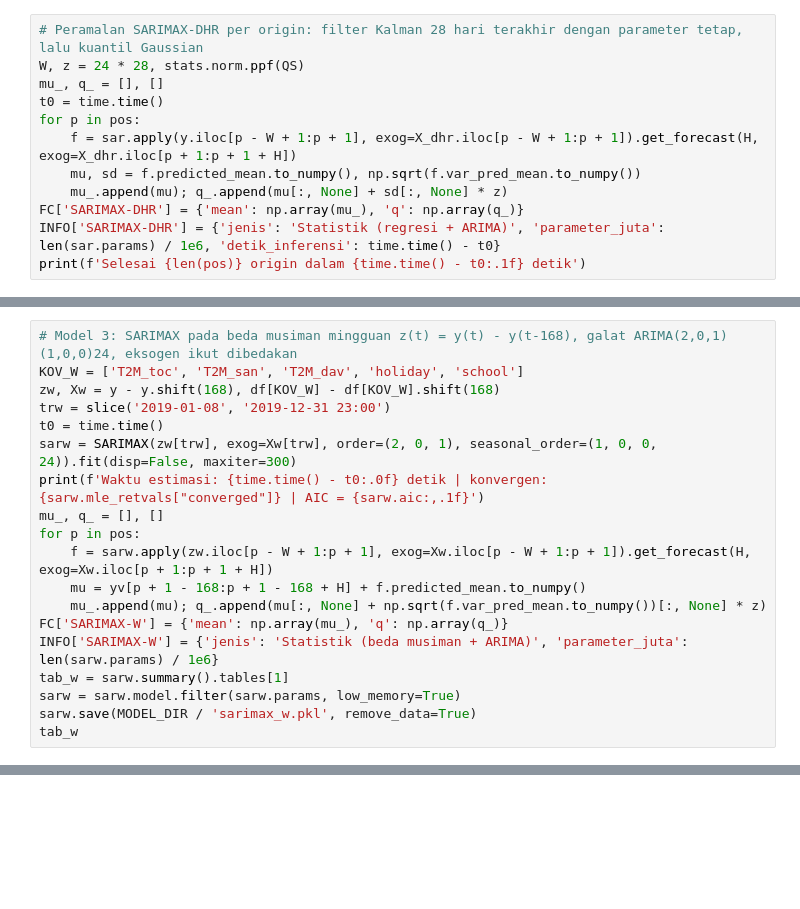
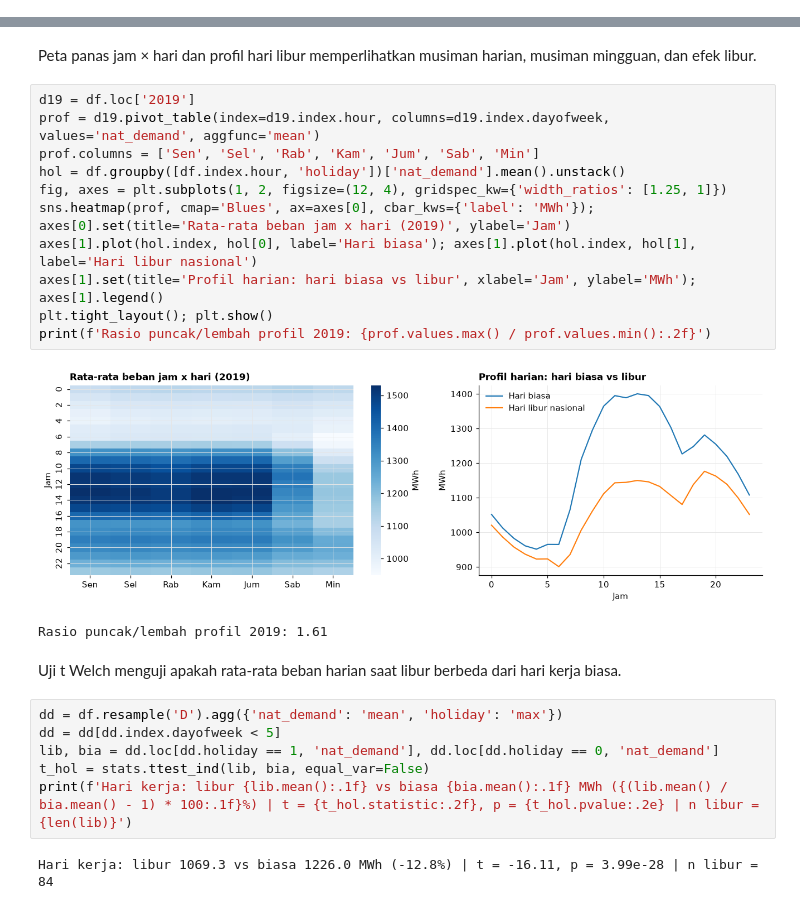
Before and after one commit to rahmannuaji/forecast_panama_kwh, a Jupyter notebook: Analisis_Forecasting_Beban_Listrik_Panama.ipynb, the cells around one changed output, grey strips where cells are left out. Drawn from its saved outputs; the diff is of its cells as text; blank space fills up the shorter version.

Commit message:
Forecast Panama 2

```diff
--- a/Analisis_Forecasting_Beban_Listrik_Panama.ipynb
+++ b/Analisis_Forecasting_Beban_Listrik_Panama.ipynb
@@ -474,12 +0,0 @@ Warnings:
-# %%
-# Peramalan SARIMAX-DHR per origin: filter Kalman 28 hari terakhir dengan parameter tetap, lalu kuantil Gaussian
-W, z = 24 * 28, stats.norm.ppf(QS)
-mu_, q_ = [], []
-t0 = time.time()
-for p in pos:
-    f = sar.apply(y.iloc[p - W + 1:p + 1], exog=X_dhr.iloc[p - W + 1:p + 1]).get_forecast(H, exog=X_dhr.iloc[p + 1:p + 1 + H])
-    mu, sd = f.predicted_mean.to_numpy(), np.sqrt(f.var_pred_mean.to_numpy())
-    mu_.append(mu); q_.append(mu[:, None] + sd[:, None] * z)
-FC['SARIMAX-DHR'] = {'mean': np.array(mu_), 'q': np.array(q_)}
-INFO['SARIMAX-DHR'] = {'jenis': 'Statistik (regresi + ARIMA)', 'parameter_juta': len(sar.params) / 1e6, 'detik_inferensi': time.time() - t0}
-print(f'Selesai {len(pos)} origin dalam {time.time() - t0:.1f} detik')
@@ -491,19 +0,0 @@ Selesai 178 origin dalam 3.4 detik
-# %%
-# Model 3: SARIMAX pada beda musiman mingguan z(t) = y(t) - y(t-168), galat ARIMA(2,0,1)(1,0,0)24, eksogen ikut dibedakan
-KOV_W = ['T2M_toc', 'T2M_san', 'T2M_dav', 'holiday', 'school']
-zw, Xw = y - y.shift(168), df[KOV_W] - df[KOV_W].shift(168)
-trw = slice('2019-01-08', '2019-12-31 23:00')
-t0 = time.time()
-sarw = SARIMAX(zw[trw], exog=Xw[trw], order=(2, 0, 1), seasonal_order=(1, 0, 0, 24)).fit(disp=False, maxiter=300)
-print(f'Waktu estimasi: {time.time() - t0:.0f} detik | konvergen: {sarw.mle_retvals["converged"]} | AIC = {sarw.aic:,.1f}')
-mu_, q_ = [], []
-for p in pos:
-    f = sarw.apply(zw.iloc[p - W + 1:p + 1], exog=Xw.iloc[p - W + 1:p + 1]).get_forecast(H, exog=Xw.iloc[p + 1:p + 1 + H])
-    mu = yv[p + 1 - 168:p + 1 - 168 + H] + f.predicted_mean.to_numpy()
-    mu_.append(mu); q_.append(mu[:, None] + np.sqrt(f.var_pred_mean.to_numpy())[:, None] * z)
-FC['SARIMAX-W'] = {'mean': np.array(mu_), 'q': np.array(q_)}
-INFO['SARIMAX-W'] = {'jenis': 'Statistik (beda musiman + ARIMA)', 'parameter_juta': len(sarw.params) / 1e6}
-tab_w = sarw.summary().tables[1]
-sarw = sarw.model.filter(sarw.params, low_memory=True)
-sarw.save(MODEL_DIR / 'sarimax_w.pkl', remove_data=True)
-tab_w
@@ -1034,0 +224,26 @@ Catatan verifikasi: untuk rujukan bertanda "dkk.", pencarian hanya mengonfirmasi
+# %% [markdown]
+Peta panas jam × hari dan profil hari libur memperlihatkan musiman harian, musiman mingguan, dan efek libur.
+# %%
+d19 = df.loc['2019']
+prof = d19.pivot_table(index=d19.index.hour, columns=d19.index.dayofweek, values='nat_demand', aggfunc='mean')
+prof.columns = ['Sen', 'Sel', 'Rab', 'Kam', 'Jum', 'Sab', 'Min']
+hol = df.groupby([df.index.hour, 'holiday'])['nat_demand'].mean().unstack()
+fig, axes = plt.subplots(1, 2, figsize=(12, 4), gridspec_kw={'width_ratios': [1.25, 1]})
+sns.heatmap(prof, cmap='Blues', ax=axes[0], cbar_kws={'label': 'MWh'}); axes[0].set(title='Rata-rata beban jam x hari (2019)', ylabel='Jam')
+axes[1].plot(hol.index, hol[0], label='Hari biasa'); axes[1].plot(hol.index, hol[1], label='Hari libur nasional')
+axes[1].set(title='Profil harian: hari biasa vs libur', xlabel='Jam', ylabel='MWh'); axes[1].legend()
+plt.tight_layout(); plt.show()
+print(f'Rasio puncak/lembah profil 2019: {prof.values.max() / prof.values.min():.2f}')
+# %% [output]
+[figure, added]
+Rasio puncak/lembah profil 2019: 1.61
+# %% [markdown]
+Uji t Welch menguji apakah rata-rata beban harian saat libur berbeda dari hari kerja biasa.
+# %%
+dd = df.resample('D').agg({'nat_demand': 'mean', 'holiday': 'max'})
+dd = dd[dd.index.dayofweek < 5]
+lib, bia = dd.loc[dd.holiday == 1, 'nat_demand'], dd.loc[dd.holiday == 0, 'nat_demand']
+t_hol = stats.ttest_ind(lib, bia, equal_var=False)
+print(f'Hari kerja: libur {lib.mean():.1f} vs biasa {bia.mean():.1f} MWh ({(lib.mean() / bia.mean() - 1) * 100:.1f}%) | t = {t_hol.statistic:.2f}, p = {t_hol.pvalue:.2e} | n libur = {len(lib)}')
+# %% [output]
+Hari kerja: libur 1069.3 vs biasa 1226.0 MWh (-12.8%) | t = -16.11, p = 3.99e-28 | n libur = 84
```
Also changed, not shown: parts of 139 cells of this notebook, 19 other files.
